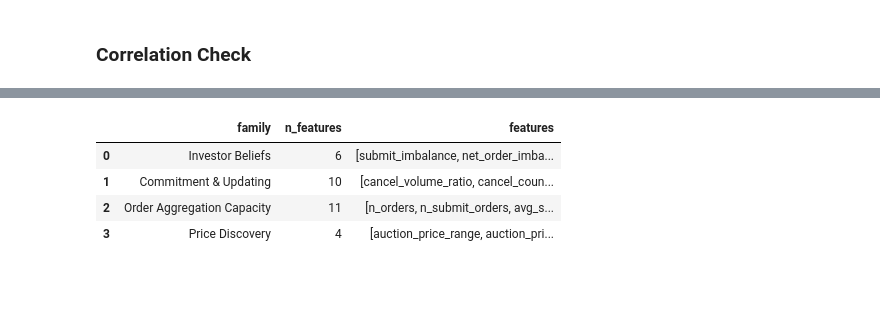
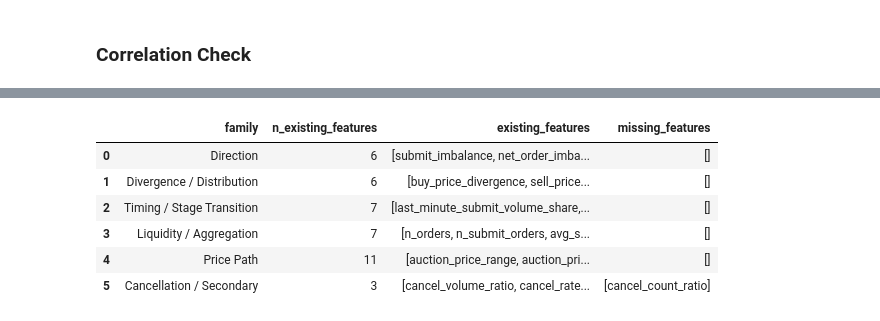
Before and after one commit to xiyuanzhu926/level2-research, a Jupyter notebook: level2-research/notebooks/04_auction_features.ipynb, the cells around one changed output, grey strips where cells are left out. Saved outputs shown, nothing was run; the diff lists cells and outputs as text; code cells hidden in the pictures; blank space fills up the shorter version.

Commit message:
Update 5-minute return prediction research

```diff
--- a/level2-research/notebooks/04_auction_features.ipynb
+++ b/level2-research/notebooks/04_auction_features.ipynb
@@ -2040,7 +2173,7 @@ def build_concentration_features(df):
     return pd.DataFrame(rows)
 # %%
 divergence_features = build_divergence_features(events_auction)
-stage_features = build_stage_features(events_pre920, events_post920, base_features)
+
 concentration_features = build_concentration_features(events_auction)
 
 display(divergence_features.head())
@@ -2128,7 +2226,7 @@ feature_tables = [
     stage_features,
     concentration_features,
     depth_features,
-    pressure_liquidity,
+    pressure_features,
     price_features_for_model
 ]
 
@@ -2143,6 +2241,14 @@ for tbl in feature_tables[1:]:
 
 feature_df = feature_df.replace([np.inf, -np.inf], np.nan)
 
-print("feature_df shape:", feature_df.shape)
+feature_df = (
+    feature_df
+    .merge(execution_features, on=["code", "date"], how="left")
+    .merge(historical_features, on=["code", "date"], how="left")
+)
+
+feature_df = feature_df.replace([np.inf, -np.inf], np.nan)
+
+print("Updated feature_df shape:", feature_df.shape)
 display(feature_df.head())
 # %% [output]
@@ -2441,61 +2753,89 @@ Highly correlated feature pairs |corr| >= 0.90:
 # %%
+# ============================================================
+# Feature Family Mapping
+# ============================================================
+
 feature_family = {
-    "Investor Beliefs": [
+    "Direction": [
         "submit_imbalance",
         "net_order_imbalance",
         "last_minute_submit_imbalance",
+        "last_minute_net_order_imbalance",
+        "depth_imbalance",
+        "net_pressure_to_depth",
+    ],
+
+    "Divergence / Distribution": [
         "buy_price_divergence",
         "sell_price_divergence",
         "buy_sell_divergence_gap",
+        "largest_order_share",
+        "order_size_hhi",
+        "n_price_levels",
     ],
-    "Commitment & Updating": [
-        "cancel_volume_ratio",
-        "cancel_count_ratio",
-        "cancel_rate_by_order",
+
+    "Timing / Stage Transition": [
         "last_minute_submit_volume_share",
         "last_minute_submit_count_share",
         "pre920_submit_imbalance",
         "post920_submit_imbalance",
         "imbalance_shift",
         "imbalance_reversal",
         "post920_volume_share",
     ],
-    "Order Aggregation Capacity": [
+
+    "Liquidity / Aggregation": [
         "n_orders",
         "n_submit_orders",
         "avg_submit_size",
         "median_submit_size",
         "max_submit_size",
-        "largest_order_share",
-        "order_size_hhi",
-        "n_price_levels",
         "total_depth",
-        "depth_imbalance",
-        "net_imbalance_to_depth",
+        "pressure_intensity_to_depth",
     ],
-    "Price Discovery": [
+
+    "Price Path": [
         "auction_price_range",
         "auction_price_volatility",
         "last_minute_price_change",
         "price_reversal_count",
-    ]
+        "convergence_speed",
+        "price_path_smoothness",
+        "n_price_revisions",
+        "avg_price_revision_magnitude",
+        "median_price_revision_magnitude",
+        "max_price_revision_magnitude",
+        "price_reversal_rate",
+    ],
+
+    "Cancellation / Secondary": [
+        "cancel_volume_ratio",
+        "cancel_count_ratio",
+        "cancel_rate_by_order",
+        "total_cancel_volume",
+    ],
 }
 
 family_summary = []
 
 for family, cols in feature_family.items():
     existing = [c for c in cols if c in feature_df.columns]
+    missing = [c for c in cols if c not in feature_df.columns]
+
     family_summary.append({
         "family": family,
-        "n_features": len(existing),
-        "features": existing
+        "n_existing_features": len(existing),
+        "existing_features": existing,
+        "missing_features": missing,
     })
 
 family_summary = pd.DataFrame(family_summary)
-family_summary
+display(family_summary)
 # %% [output]
-|  | family | n_features | features |
-| 0 | Investor Beliefs | 6 | [submit_imbalance, net_order_imba... |
-| 1 | Commitment & Updating | 10 | [cancel_volume_ratio, cancel_coun... |
-| 2 | Order Aggregation Capacity | 11 | [n_orders, n_submit_orders, avg_s... |
-| 3 | Price Discovery | 4 | [auction_price_range, auction_pri... |
+|  | family | n_existing_features | existing_features | missing_features |
+| 0 | Direction | 6 | [submit_imbalance, net_order_imba... | [] |
+| 1 | Divergence / Distribution | 6 | [buy_price_divergence, sell_price... | [] |
+| 2 | Timing / Stage Transition | 7 | [last_minute_submit_volume_share,... | [] |
+| 3 | Liquidity / Aggregation | 7 | [n_orders, n_submit_orders, avg_s... | [] |
+| 4 | Price Path | 11 | [auction_price_range, auction_pri... | [] |
+| 5 | Cancellation / Secondary | 3 | [cancel_volume_ratio, cancel_rate... | [cancel_count_ratio] |
```
Also changed, not shown: parts of 35 cells of this notebook, 4 other files.
